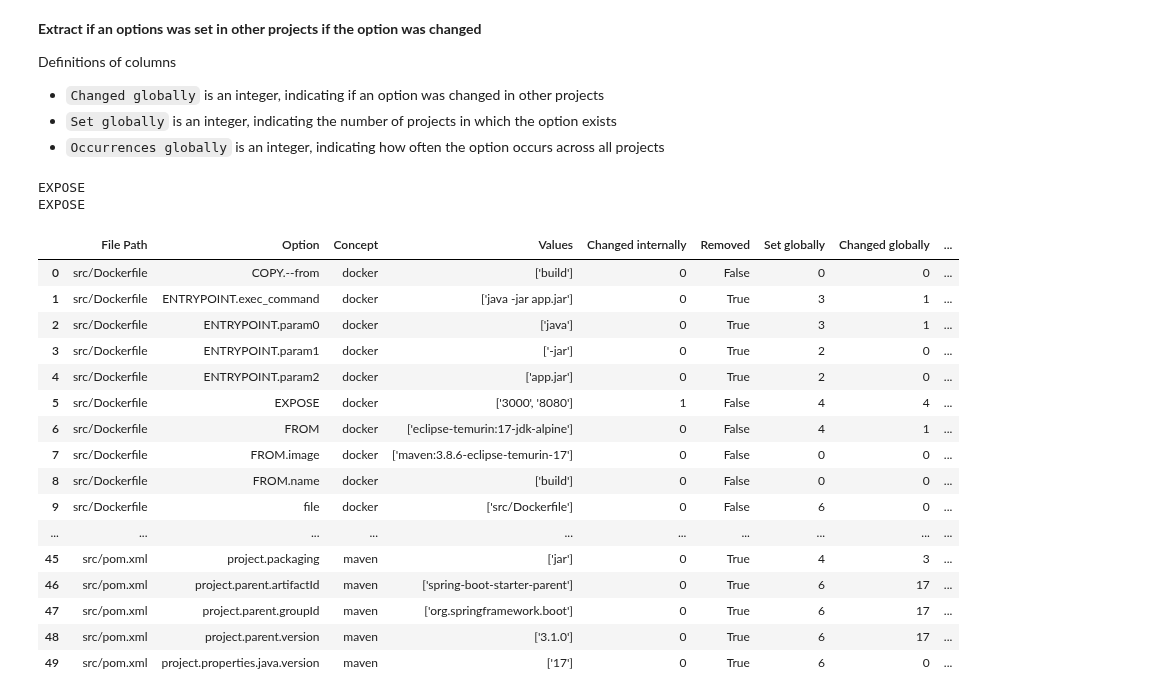
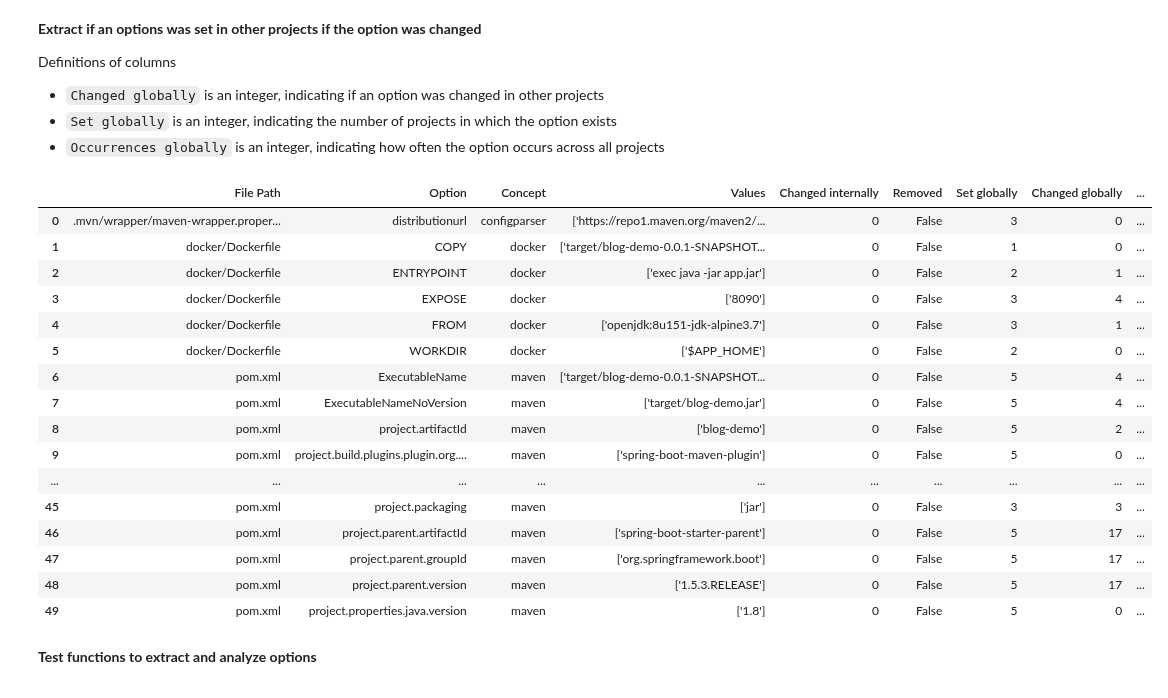
Before and after one commit to simisimon/config-space, a Jupyter notebook: src/analyze_commit_history.ipynb, the cells around one changed output. Saved outputs shown, nothing was run; the diff lists cells and outputs as text; code cells hidden in the pictures.

```diff
--- a/src/analyze_commit_history.ipynb
+++ b/src/analyze_commit_history.ipynb
@@ -339,14 +393,15 @@ Definitions of columns
 import os
 import ast
 
-data_dir = "../data/extracted_options"
 
-# Load all CSV files from the directory into a dictionary of DataFrames
-repository_files = [file for file in os.listdir(data_dir) if file.endswith('.csv')]
-repository_dataframes = {file: pd.read_csv(os.path.join(data_dir, file)) for file in repository_files}
+def analyze_options(target_df, other_dfs) -> pd.DataFrame:
+    """
+    Analyze options in a target file against all other files to compute global stats.
 
-# Function to analyze options in a target file against all other files
-def analyze_options_in_target(target_df, other_dfs):
+    :param target_df: dataframe of target project
+    :param other_dfs: dataframes of all other projects
+    :return target_df: updated dataframe of target project
+    """
     # Initialize columns
     target_df['Set globally'] = 0
     target_df['Changed globally'] = 0
@@ -355,9 +410,6 @@ def analyze_options_in_target(target_df, other_dfs):
 
     for index, row in target_df.iterrows():
         option = row['Option']
-
-        if option == "EXPOSE":
-            print("EXPOSE")
 
         for other_df in other_dfs:
             # Find all rows in other_df where the option matches
@@ -374,51 +426,57 @@ def analyze_options_in_target(target_df, other_dfs):
                 # Check each match for changes in values
                 for _, match_row in matching_rows.iterrows():
                     # Parse the 'Values' column (convert from string to list if necessary)
                     raw_values = match_row['Values']
                     try:
                         values = ast.literal_eval(raw_values) if isinstance(raw_values, str) else raw_values
                     except (ValueError, SyntaxError):
                         values = [raw_values]  # Fall back to treating as a single value
 
                     # Ensure `values` is iterable
                     if not isinstance(values, (list, set, tuple)):
                         values = [values]
 
                     unique_values = set(values)
                     if len(unique_values) > 1:
                         # Increment "Changed globally" for each such occurrence
                         target_df.loc[index, 'Changed globally'] += 1
 
     return target_df
 
-# Pick one target file to analyze (adjust file name as needed)
-target_file_name = 'test_project_history_options.csv'
+
+data_dir = "../data/extracted_options"
+
+# Load all CSV files from the directory into a dictionary of DataFrames
+repository_files = [file for file in os.listdir(data_dir) if file.endswith('.csv')]
+repository_dataframes = {file: pd.read_csv(os.path.join(data_dir, file)) for file in repository_files}
+
+target_file_name = 'spring-boot-blog_options.csv'
 target_df = repository_dataframes[target_file_name]
 
 # Use all other files as comparison
 other_dfs = [df for name, df in repository_dataframes.items() if name != target_file_name]
 
 # Perform the analysis
-updated_target_df = analyze_options_in_target(target_df.copy(), other_dfs)
+updated_target_df = analyze_options(target_df.copy(), other_dfs)
 
 updated_target_df.head(50)
 # %% [output]
-EXPOSE
-EXPOSE
 |  | File Path | Option | Concept | Values | Changed internally | Removed | Set globally | Changed globally | ... |
-| 0 | src/Dockerfile | COPY.--from | docker | ['build'] | 0 | False | 0 | 0 | ... |
-| 1 | src/Dockerfile | ENTRYPOINT.exec_command | docker | ['java -jar app.jar'] | 0 | True | 3 | 1 | ... |
-| 2 | src/Dockerfile | ENTRYPOINT.param0 | docker | ['java'] | 0 | True | 3 | 1 | ... |
-| 3 | src/Dockerfile | ENTRYPOINT.param1 | docker | ['-jar'] | 0 | True | 2 | 0 | ... |
-| 4 | src/Dockerfile | ENTRYPOINT.param2 | docker | ['app.jar'] | 0 | True | 2 | 0 | ... |
-| 5 | src/Dockerfile | EXPOSE | docker | ['3000', '8080'] | 1 | False | 4 | 4 | ... |
-| 6 | src/Dockerfile | FROM | docker | ['eclipse-temurin:17-jdk-alpine'] | 0 | False | 4 | 1 | ... |
-| 7 | src/Dockerfile | FROM.image | docker | ['maven:3.8.6-eclipse-temurin-17'] | 0 | False | 0 | 0 | ... |
-| 8 | src/Dockerfile | FROM.name | docker | ['build'] | 0 | False | 0 | 0 | ... |
-| 9 | src/Dockerfile | file | docker | ['src/Dockerfile'] | 0 | False | 6 | 0 | ... |
+| 0 | .mvn/wrapper/maven-wrapper.proper... | distributionurl | configparser | ['https://repo1.maven.org/maven2/... | 0 | False | 3 | 0 | ... |
+| 1 | docker/Dockerfile | COPY | docker | ['target/blog-demo-0.0.1-SNAPSHOT... | 0 | False | 1 | 0 | ... |
+| 2 | docker/Dockerfile | ENTRYPOINT | docker | ['exec java -jar app.jar'] | 0 | False | 2 | 1 | ... |
+| 3 | docker/Dockerfile | EXPOSE | docker | ['8090'] | 0 | False | 3 | 4 | ... |
+| 4 | docker/Dockerfile | FROM | docker | ['openjdk:8u151-jdk-alpine3.7'] | 0 | False | 3 | 1 | ... |
+| 5 | docker/Dockerfile | WORKDIR | docker | ['$APP_HOME'] | 0 | False | 2 | 0 | ... |
+| 6 | pom.xml | ExecutableName | maven | ['target/blog-demo-0.0.1-SNAPSHOT... | 0 | False | 5 | 4 | ... |
+| 7 | pom.xml | ExecutableNameNoVersion | maven | ['target/blog-demo.jar'] | 0 | False | 5 | 4 | ... |
+| 8 | pom.xml | project.artifactId | maven | ['blog-demo'] | 0 | False | 5 | 2 | ... |
+| 9 | pom.xml | project.build.plugins.plugin.org.... | maven | ['spring-boot-maven-plugin'] | 0 | False | 5 | 0 | ... |
 | ... | ... | ... | ... | ... | ... | ... | ... | ... | ... |
-| 45 | src/pom.xml | project.packaging | maven | ['jar'] | 0 | True | 4 | 3 | ... |
-| 46 | src/pom.xml | project.parent.artifactId | maven | ['spring-boot-starter-parent'] | 0 | True | 6 | 17 | ... |
-| 47 | src/pom.xml | project.parent.groupId | maven | ['org.springframework.boot'] | 0 | True | 6 | 17 | ... |
-| 48 | src/pom.xml | project.parent.version | maven | ['3.1.0'] | 0 | True | 6 | 17 | ... |
-| 49 | src/pom.xml | project.properties.java.version | maven | ['17'] | 0 | True | 6 | 0 | ... |
+| 45 | pom.xml | project.packaging | maven | ['jar'] | 0 | False | 3 | 3 | ... |
+| 46 | pom.xml | project.parent.artifactId | maven | ['spring-boot-starter-parent'] | 0 | False | 5 | 17 | ... |
+| 47 | pom.xml | project.parent.groupId | maven | ['org.springframework.boot'] | 0 | False | 5 | 17 | ... |
+| 48 | pom.xml | project.parent.version | maven | ['1.5.3.RELEASE'] | 0 | False | 5 | 17 | ... |
+| 49 | pom.xml | project.properties.java.version | maven | ['1.8'] | 0 | False | 5 | 0 | ... |
+# %% [markdown]
+**Test functions to extract and analyze options**
```
Also changed, not shown: parts of 7 cells of this notebook, 26 other files.
